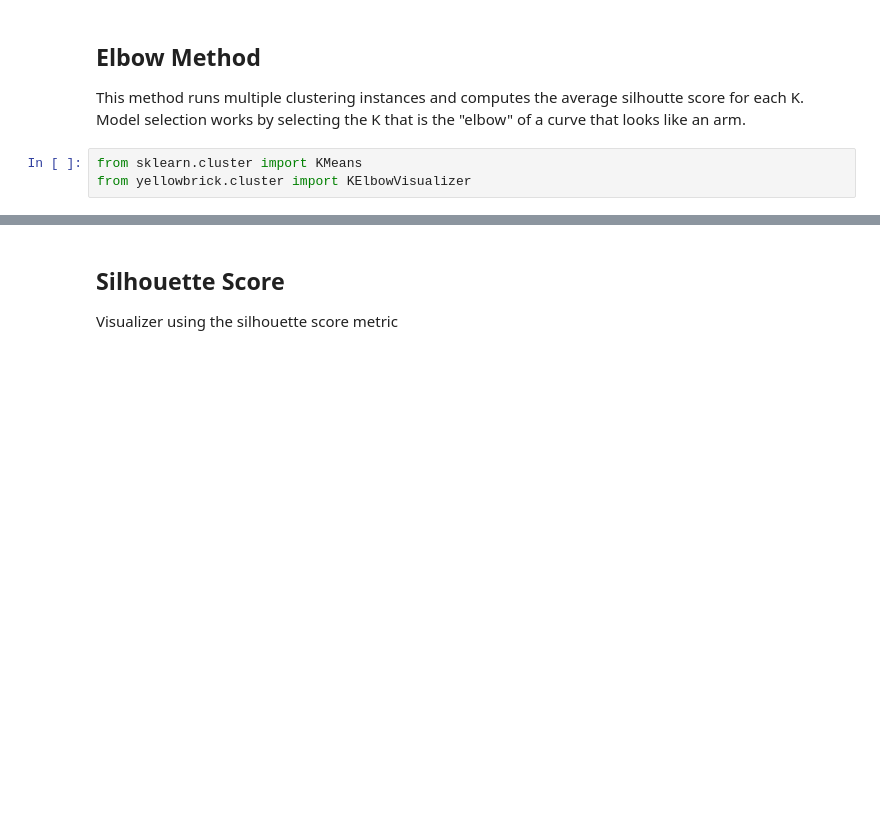
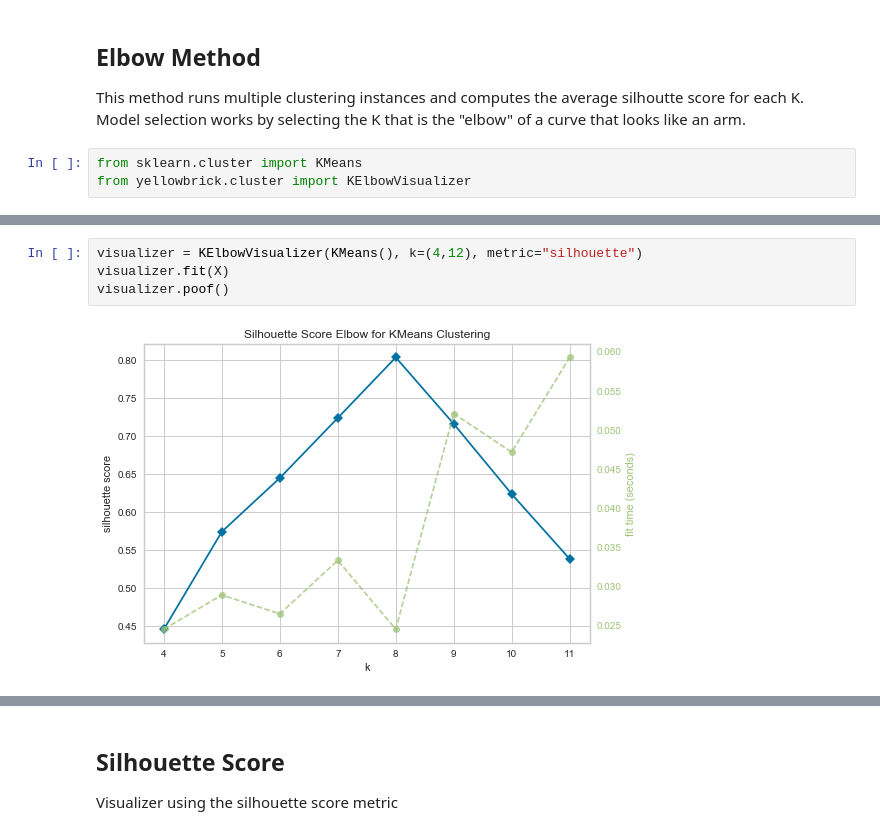
Before and after one commit to DistrictDataLabs/yellowbrick, a Jupyter notebook: examples/bbengfort/cluster.ipynb, the cells around one changed output, grey strips where cells are left out. Saved outputs shown, nothing was run; the diff lists cells and outputs as text; blank space fills up the shorter version.

Commit message:
K-Elbow with variable metrics: distortion esp. Fixes #221

```diff
--- a/examples/bbengfort/cluster.ipynb
+++ b/examples/bbengfort/cluster.ipynb
@@ -41,0 +46,6 @@ visualizer.poof()
+# %%
+visualizer = KElbowVisualizer(KMeans(), k=(4,12), metric="silhouette")
+visualizer.fit(X)
+visualizer.poof()
+# %% [output]
+[figure, added]
```
Also changed, not shown: parts of 7 cells of this notebook, 2 other files.
